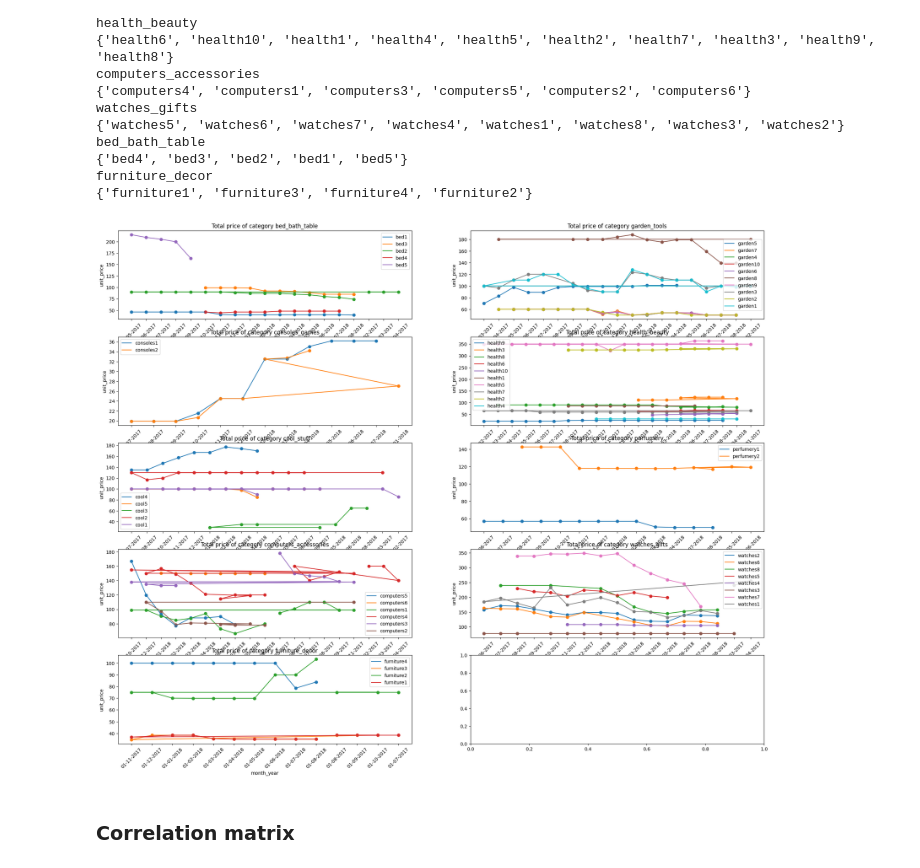
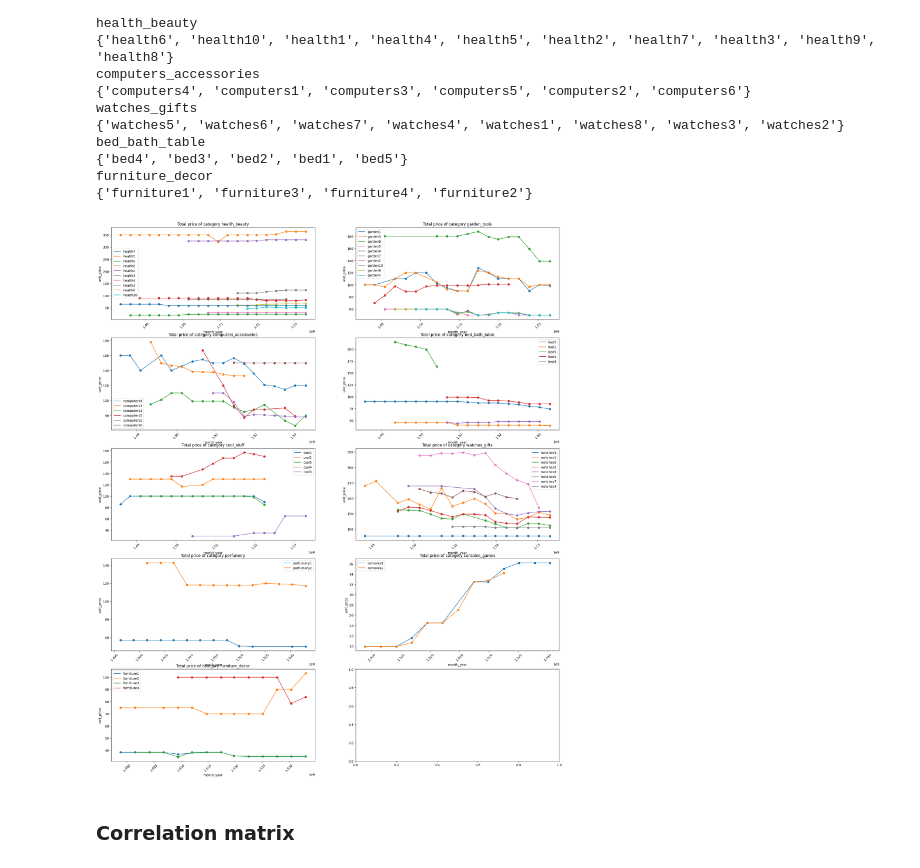
Before and after one commit to npt-1707/Retail-Price-Optimization, a Jupyter notebook: retail_price.ipynb, the cells around one changed output. Saved outputs shown, nothing was run; the diff lists cells and outputs as text; code cells hidden in the pictures.

```diff
--- a/retail_price.ipynb
+++ b/retail_price.ipynb
@@ -7,7 +8,7 @@ from datetime import datetime
 # %% [markdown]
 ## Load dataset
 # %%
-df = pd.read_csv('retail_price.csv')
+df = pd.read_csv('data/retail_price.csv')
 # %%
 df.columns
 # %% [output]
@@ -216,6 +232,9 @@ from datetime import datetime
 def convert_date_timestamp(row):
     return int(datetime.strptime(row["month_year"], '%d-%m-%Y').timestamp())
 df["month_year"] = df.apply(convert_date_timestamp, axis=1)
+# %%
+# sort the df on "month_year" col
+df.sort_values(by="month_year", inplace=True, ignore_index=True)
 # %% [markdown]
 ### Plot time series data
 # %%
@@ -245,26 +264,26 @@ furniture_decor
 {'furniture1', 'furniture3', 'furniture4', 'furniture2'}
 # %%
 categories = df["product_category_name"].unique()
-fig, axes = plt.subplots(nrows=len(categories)//2+1, ncols=2, figsize=(25, 20))
+fig, axes = plt.subplots(nrows=len(categories)//2+1, ncols=2, figsize=(25, 30))
 for idx, category in enumerate(categories):
     products = df[df["product_category_name"] == category]["product_id"].unique()
     # plt.figure(figsize=(15, 10))
     for product in products:
         data = df[df["product_id"] == product]
         # plot the data
         # ax = axes[0, 0]
         ax = axes[idx//2, idx%2]
         ax.scatter(data["month_year"], data["unit_price"])
         ax.plot(data["month_year"], data["unit_price"],label=product)
         ax.set_title(f"Total price of category {category}")
         ax.set_xlabel("month_year")
         ax.set_ylabel("unit_price")
         # ax.set_xticklabels(ax.get_xticks(), rotation=45)
         ax.tick_params(axis='x', labelrotation = 45)
         ax.legend()
 plt.show()
 # %% [output]
-[figure, old version]
+[figure, new version]
 # %% [markdown]
 ### Correlation matrix
 # %%
```
Also changed, not shown: parts of 14 cells of this notebook, 4 other files.
